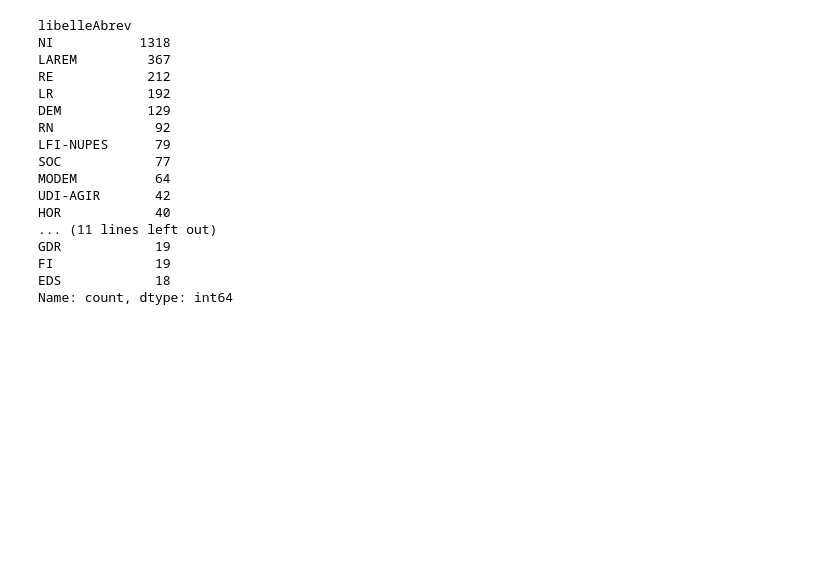
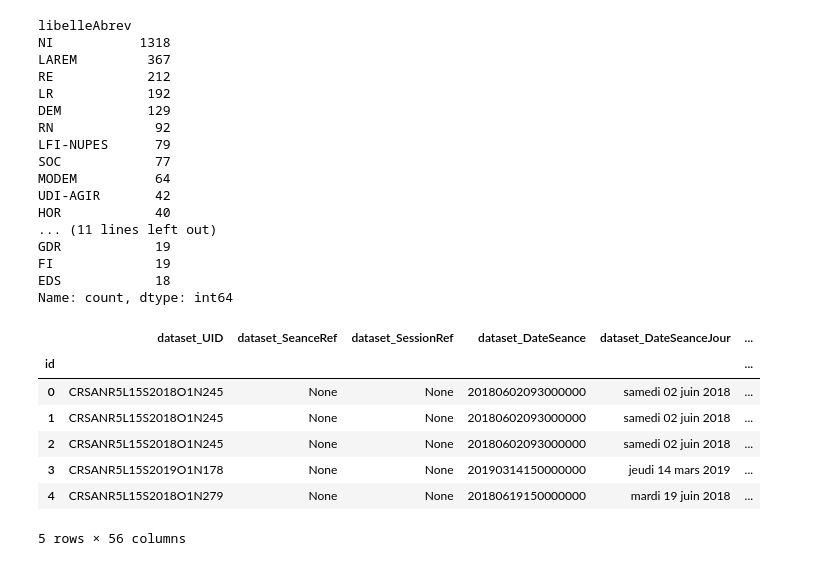
Before and after one commit to Matthias-Levalet/republique-cest-quoi, a Jupyter notebook: notebooks/sandbox.ipynb, the cells around one changed output. Drawn from its saved outputs; the diff is of its cells as text; code cells hidden in the pictures; blank space fills up the shorter version.

```diff
--- a/notebooks/sandbox.ipynb
+++ b/notebooks/sandbox.ipynb
@@ -302,3 +302,20 @@ recodage = {
 
 # df_matchfin["libelleAbrev"] = df_matchfin["libelleAbrev"].astype(str).str.strip()
 df_matchfin["parti_recode"] = df_matchfin["libelleAbrev"].replace(recodage)
+# %%
+import pandas as pd
+
+df_parquet = pd.read_parquet(
+    "../models/backup/gros-machin_data_all_d4dbc00b-c38b-4e76-9d1a-d41fec435bdf.parquet",
+    engine="fastparquet", # didn't work with pyarrow for some reason
+)
+df_parquet.head()
+# %% [output]
+|  | dataset_UID | dataset_SeanceRef | dataset_SessionRef | dataset_DateSeance | dataset_DateSeanceJour | ... |
+| id |  |  |  |  |  | ... |
+| 0 | CRSANR5L15S2018O1N245 | None | None | 20180602093000000 | samedi 02 juin 2018 | ... |
+| 1 | CRSANR5L15S2018O1N245 | None | None | 20180602093000000 | samedi 02 juin 2018 | ... |
+| 2 | CRSANR5L15S2018O1N245 | None | None | 20180602093000000 | samedi 02 juin 2018 | ... |
+| 3 | CRSANR5L15S2019O1N178 | None | None | 20190314150000000 | jeudi 14 mars 2019 | ... |
+| 4 | CRSANR5L15S2018O1N279 | None | None | 20180619150000000 | mardi 19 juin 2018 | ... |
+5 rows × 56 columns
```
Also changed, not shown: parts of 10 cells of this notebook, 9 other files.
